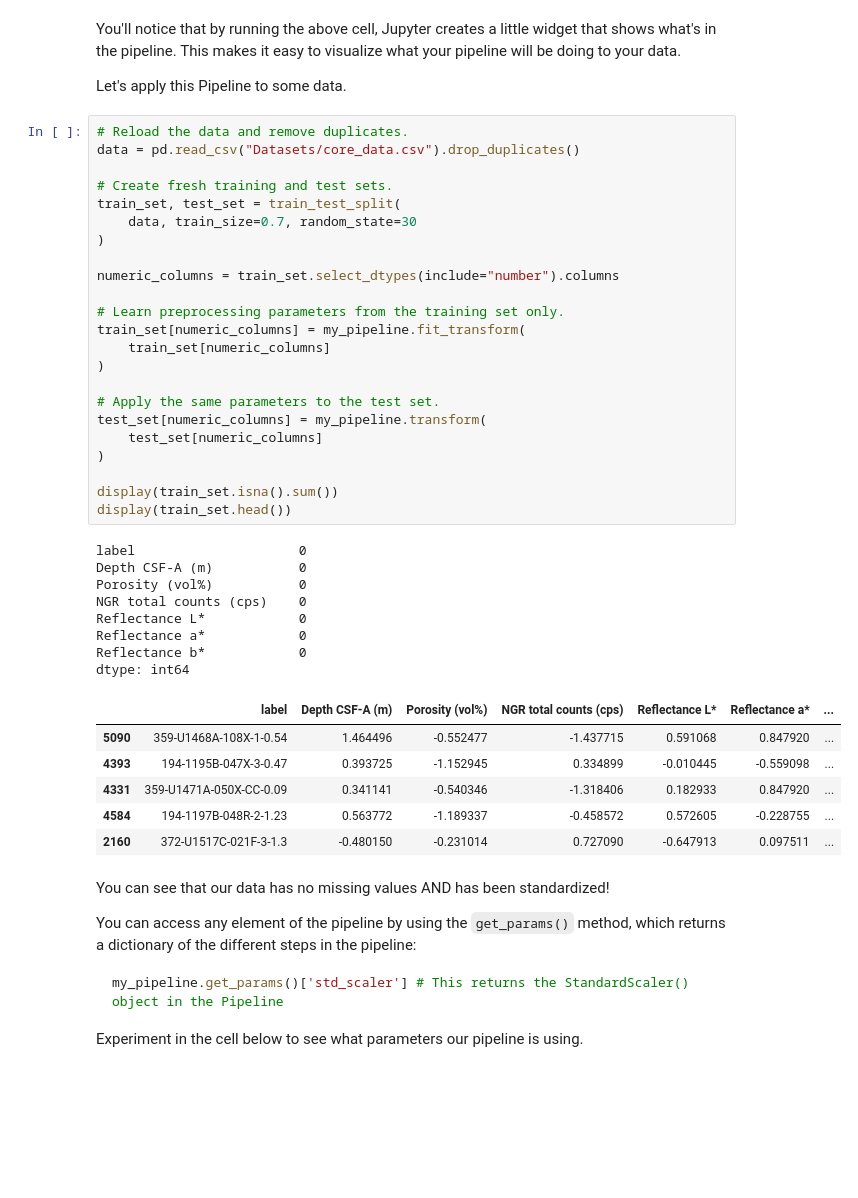
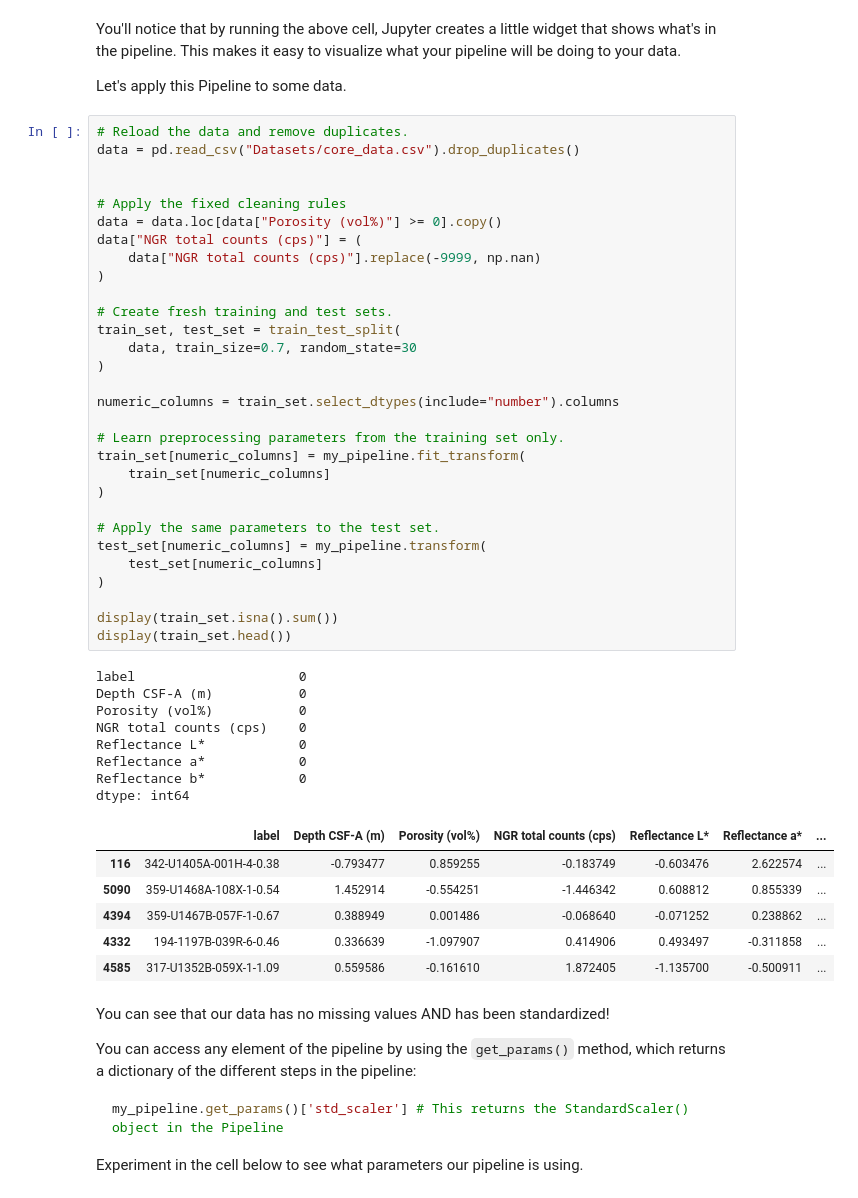
Before and after one commit to MSamane/04-data-preprocessing-2026-27, a Jupyter notebook: 01-Data-Preprocessing.ipynb, the cells around one changed output. Drawn from its saved outputs; the diff is of its cells as text; blank space fills up the shorter version.

Commit message:
correct the cleaning for both train and test

```diff
--- a/01-Data-Preprocessing.ipynb
+++ b/01-Data-Preprocessing.ipynb
@@ -564,41 +576,48 @@ Let's apply this Pipeline to some data.
 # %%
 # Reload the data and remove duplicates.
 data = pd.read_csv("Datasets/core_data.csv").drop_duplicates()
+
+
+# Apply the fixed cleaning rules
+data = data.loc[data["Porosity (vol%)"] >= 0].copy()
+data["NGR total counts (cps)"] = (
+    data["NGR total counts (cps)"].replace(-9999, np.nan)
+)
 
 # Create fresh training and test sets.
 train_set, test_set = train_test_split(
     data, train_size=0.7, random_state=30
 )
 
 numeric_columns = train_set.select_dtypes(include="number").columns
 
 # Learn preprocessing parameters from the training set only.
 train_set[numeric_columns] = my_pipeline.fit_transform(
     train_set[numeric_columns]
 )
 
 # Apply the same parameters to the test set.
 test_set[numeric_columns] = my_pipeline.transform(
     test_set[numeric_columns]
 )
 
 display(train_set.isna().sum())
 display(train_set.head())
 # %% [output]
 label                     0
 Depth CSF-A (m)           0
 Porosity (vol%)           0
 NGR total counts (cps)    0
 Reflectance L*            0
 Reflectance a*            0
 Reflectance b*            0
 dtype: int64
 |  | label | Depth CSF-A (m) | Porosity (vol%) | NGR total counts (cps) | Reflectance L* | Reflectance a* | ... |
-| 5090 | 359-U1468A-108X-1-0.54 | 1.464496 | -0.552477 | -1.437715 | 0.591068 | 0.847920 | ... |
-| 4393 | 194-1195B-047X-3-0.47 | 0.393725 | -1.152945 | 0.334899 | -0.010445 | -0.559098 | ... |
-| 4331 | 359-U1471A-050X-CC-0.09 | 0.341141 | -0.540346 | -1.318406 | 0.182933 | 0.847920 | ... |
-| 4584 | 194-1197B-048R-2-1.23 | 0.563772 | -1.189337 | -0.458572 | 0.572605 | -0.228755 | ... |
-| 2160 | 372-U1517C-021F-3-1.3 | -0.480150 | -0.231014 | 0.727090 | -0.647913 | 0.097511 | ... |
+| 116 | 342-U1405A-001H-4-0.38 | -0.793477 | 0.859255 | -0.183749 | -0.603476 | 2.622574 | ... |
+| 5090 | 359-U1468A-108X-1-0.54 | 1.452914 | -0.554251 | -1.446342 | 0.608812 | 0.855339 | ... |
+| 4394 | 359-U1467B-057F-1-0.67 | 0.388949 | 0.001486 | -0.068640 | -0.071252 | 0.238862 | ... |
+| 4332 | 194-1197B-039R-6-0.46 | 0.336639 | -1.097907 | 0.414906 | 0.493497 | -0.311858 | ... |
+| 4585 | 317-U1352B-059X-1-1.09 | 0.559586 | -0.161610 | 1.872405 | -1.135700 | -0.500911 | ... |
 # %% [markdown]
 You can see that our data has no missing values AND has been standardized!
 
```
Also changed, not shown: parts of 6 cells of this notebook.
